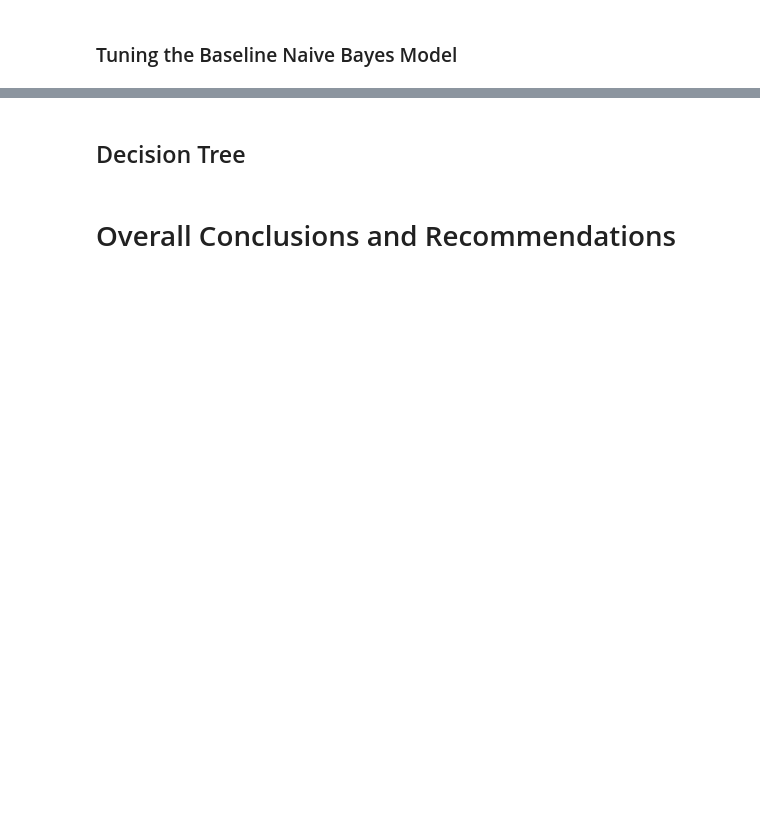
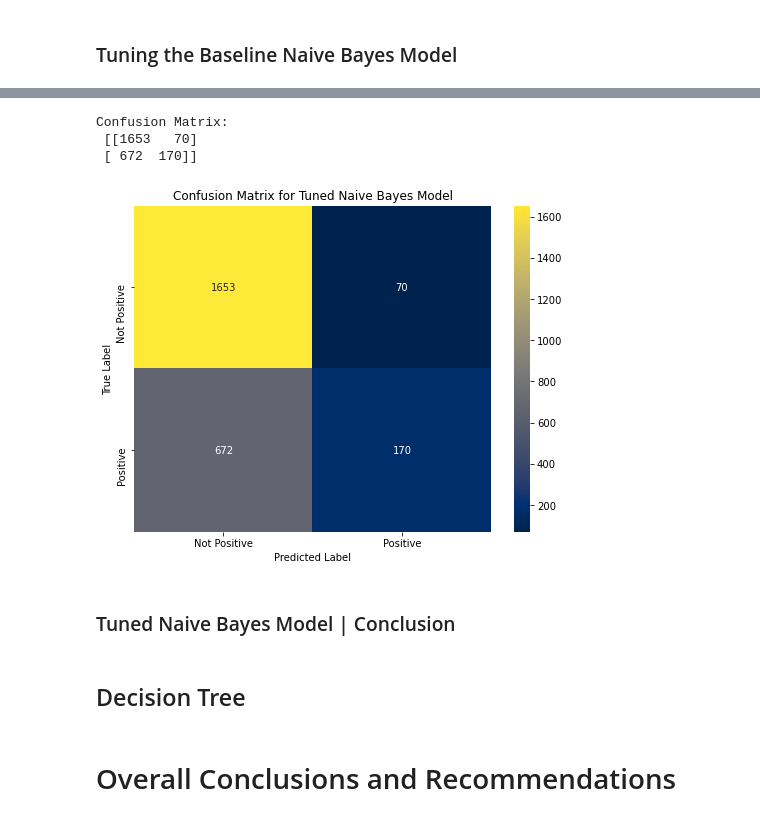
Before and after one commit to keithotuomagie/tweet_analysis, a Jupyter notebook: notebook.ipynb, the cells around one changed output, grey strips where cells are left out. Drawn from its saved outputs; the diff is of its cells as text; code cells hidden in the pictures; blank space fills up the shorter version.

```diff
--- a/notebook.ipynb
+++ b/notebook.ipynb
@@ -711,3 +892,14 @@ def evaluation_metrics(y_hat_train_baseline, y_train, y_hat_test_baseline, y_tes
+# %%
+# Creating Confusion Marix for the Tuned Naive Bayes Model
+
+cnf_matrix_display(y_test, y_hat_test_mnb_base, title='Confusion Matrix for Tuned Naive Bayes Model')
+# %% [output]
+Confusion Matrix:
+ [[1653   70]
+ [ 672  170]]
+[figure, added]
+# %% [markdown]
+### Tuned Naive Bayes Model | Conclusion
 # %% [markdown]
 ## Decision Tree
 # %% [markdown]
```
Also changed, not shown: parts of 21 cells of this notebook.
